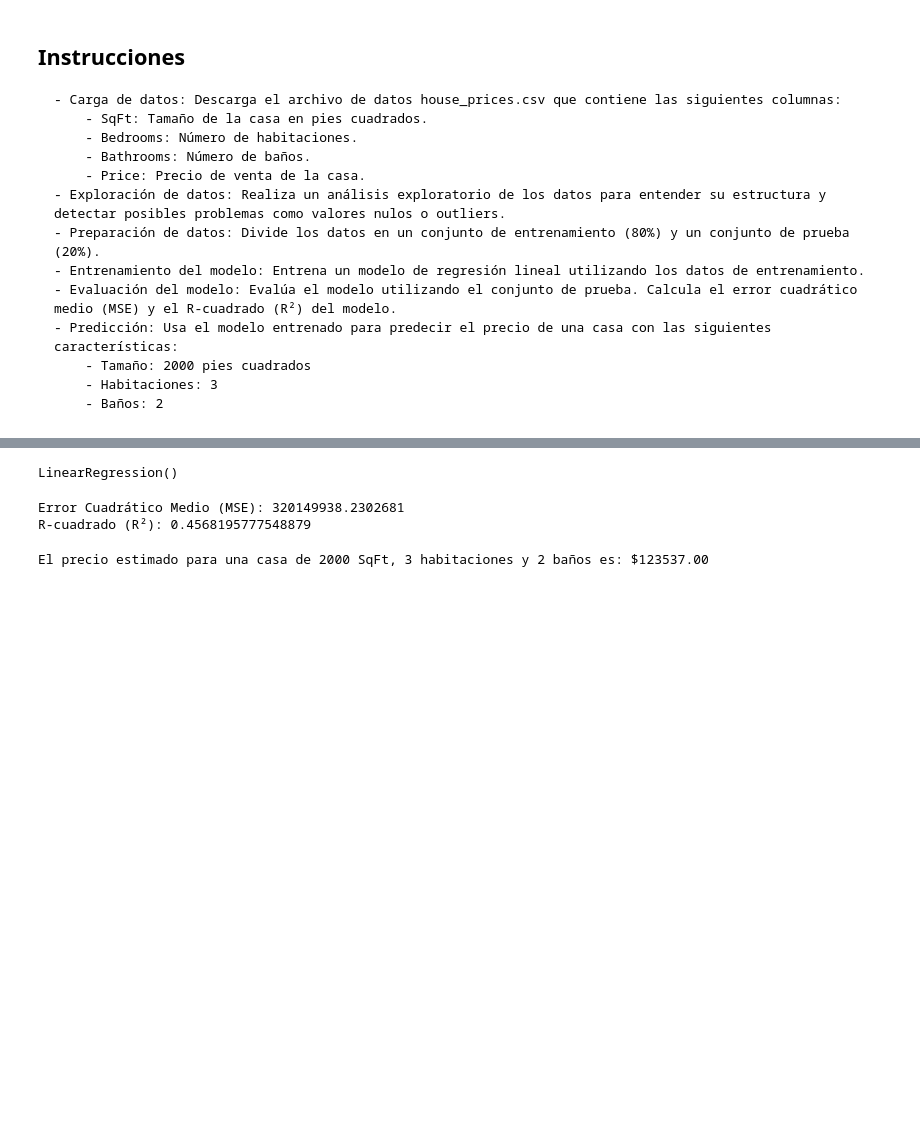
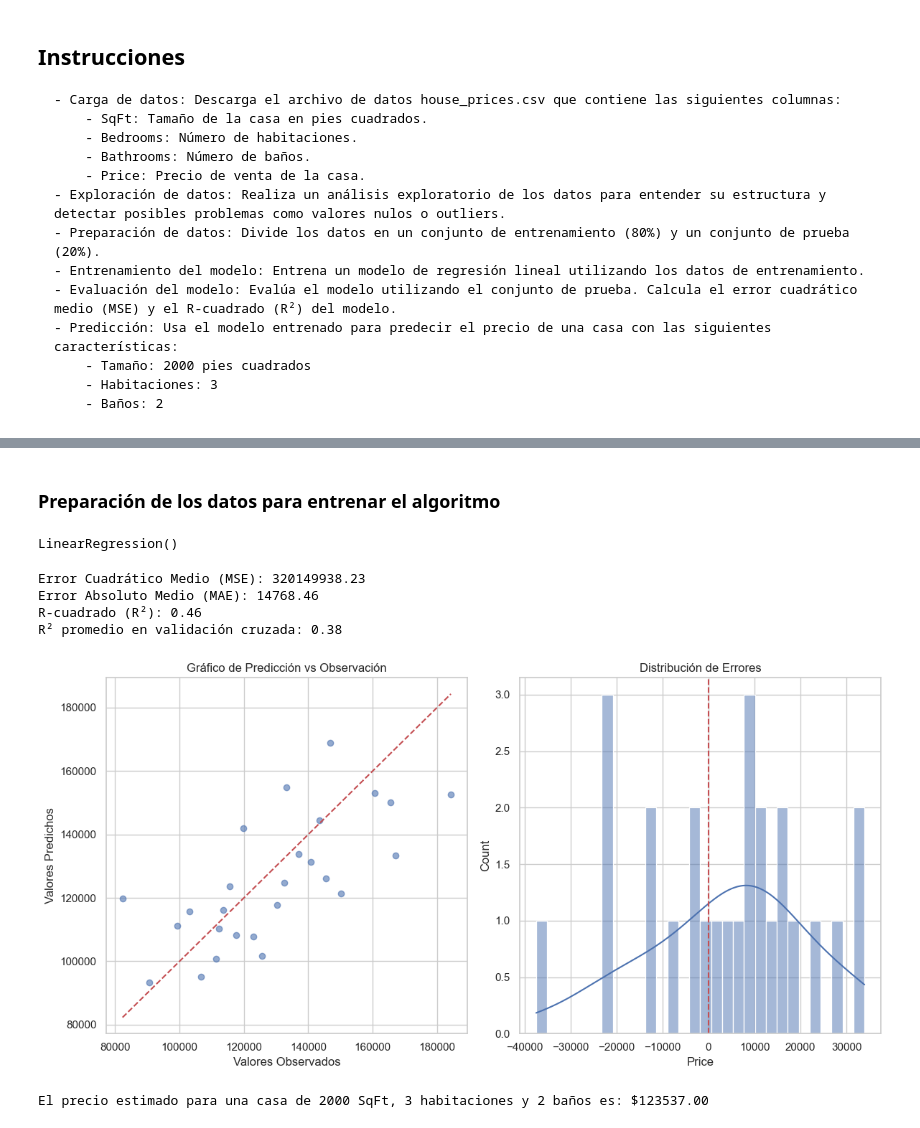
Before and after one commit to Bagnoli95/MachineLearning, a Jupyter notebook: machine-learning/notebook/RegresionLineal_Core_1_house-prices.ipynb, the cells around one changed output, grey strips where cells are left out. Cells and saved outputs as stored; diff of their text form; code cells hidden in the pictures; blank space fills up the shorter version.

```diff
--- a/machine-learning/notebook/RegresionLineal_Core_1_house-prices.ipynb
+++ b/machine-learning/notebook/RegresionLineal_Core_1_house-prices.ipynb
@@ -64,27 +124,78 @@ dtype: int64
+# %% [markdown]
+### Preparación de los datos para entrenar el algoritmo
 # %%
 # Paso 3: Preparación de datos: Separar las variables predictoras (X) y la variable objetivo (y)
 X = df[['SqFt', 'Bedrooms', 'Bathrooms']]
 y = df['Price']
 
+# Verificar distribución de y y considerar transformación logarítmica si es necesario
+if y.skew() > 1 or y.skew() < -1:
+    y = np.log1p(y)
+    log_transform = True
+else:
+    log_transform = False
+
 # Dividimos los datos en conjuntos de entrenamiento y prueba (80%-20%)
 X_train, X_test, y_train, y_test = train_test_split(X, y, test_size=0.2, random_state=42)
+
+# Escalar variables predictorias
+scaler = StandardScaler()
+X_train_scaled = scaler.fit_transform(X_train)
+X_test_scaled = scaler.transform(X_test)
 # %%
 # Paso 4: Entrenamiento del modelo
 model = LinearRegression()
-model.fit(X_train, y_train)
+model.fit(X_train_scaled, y_train)
 # %% [output]
 LinearRegression()
-# %%
-# Paso 5: Evaluación del modelo en el conjunto de prueba
-y_pred = model.predict(X_test)
-mse = mean_squared_error(y_test, y_pred)
-r2 = r2_score(y_test, y_pred)
-
-print(f"\nError Cuadrático Medio (MSE): {mse}")
-print(f"R-cuadrado (R²): {r2}")
-# %% [output]
-Error Cuadrático Medio (MSE): 320149938.2302681
-R-cuadrado (R²): 0.4568195777548879
+# %%
+# Paso 5: Evaluación del modelo en el conjunto de prueba
+y_pred = model.predict(X_test_scaled)
+
+# Si se aplicó transformación logarítmica, revertirla para evaluar el rendimiento
+if log_transform:
+    y_pred = np.expm1(y_pred)
+    y_test = np.expm1(y_test)
+
+# Calcular metricas
+mse = mean_squared_error(y_test, y_pred)
+mae = mean_absolute_error(y_test, y_pred)
+r2 = r2_score(y_test, y_pred)
+
+print(f"Error Cuadrático Medio (MSE): {mse:.2f}")
+print(f"Error Absoluto Medio (MAE): {mae:.2f}")
+print(f"R-cuadrado (R²): {r2:.2f}")
+
+# Validación cruzada
+cv_scores = cross_val_score(model, scaler.transform(X), y, cv=5, scoring='r2')
+print(f"R² promedio en validación cruzada: {np.mean(cv_scores):.2f}")
+
+# Diagnóstico gráfico
+plt.figure(figsize=(12, 6))
+
+# Gráfico de residuales
+plt.subplot(1, 2, 1)
+plt.scatter(y_test, y_pred, alpha=0.6)
+plt.plot([y_test.min(), y_test.max()], [y_test.min(), y_test.max()], 'r--')
+plt.xlabel("Valores Observados")
+plt.ylabel("Valores Predichos")
+plt.title("Gráfico de Predicción vs Observación")
+
+# Distribución de errores
+plt.subplot(1, 2, 2)
+residuals = y_test - y_pred
+sns.histplot(residuals, bins=30, kde=True)
+plt.axvline(0, color='r', linestyle='--')
+plt.title("Distribución de Errores")
+
+plt.tight_layout()
+plt.show()
+# %% [output]
+Error Cuadrático Medio (MSE): 320149938.23
+Error Absoluto Medio (MAE): 14768.46
+R-cuadrado (R²): 0.46
+R² promedio en validación cruzada: 0.38
+[figure, added]
 # %%
 # Paso 6: Predicción del precio de una casa con las características especificadas
 nueva_casa = pd.DataFrame([[2000, 3, 2]], columns=['SqFt', 'Bedrooms', 'Bathrooms'])
```
Also changed, not shown: parts of 5 cells of this notebook.
